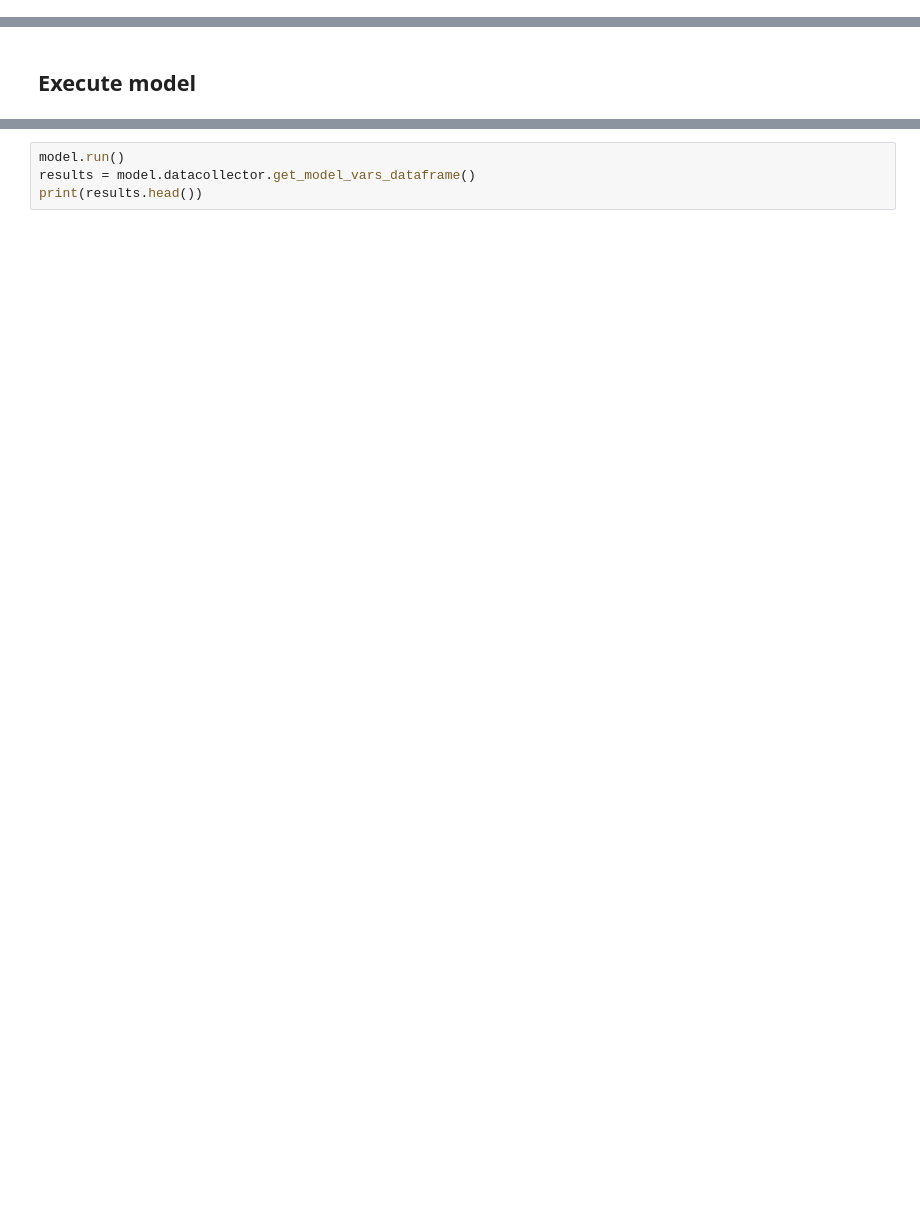
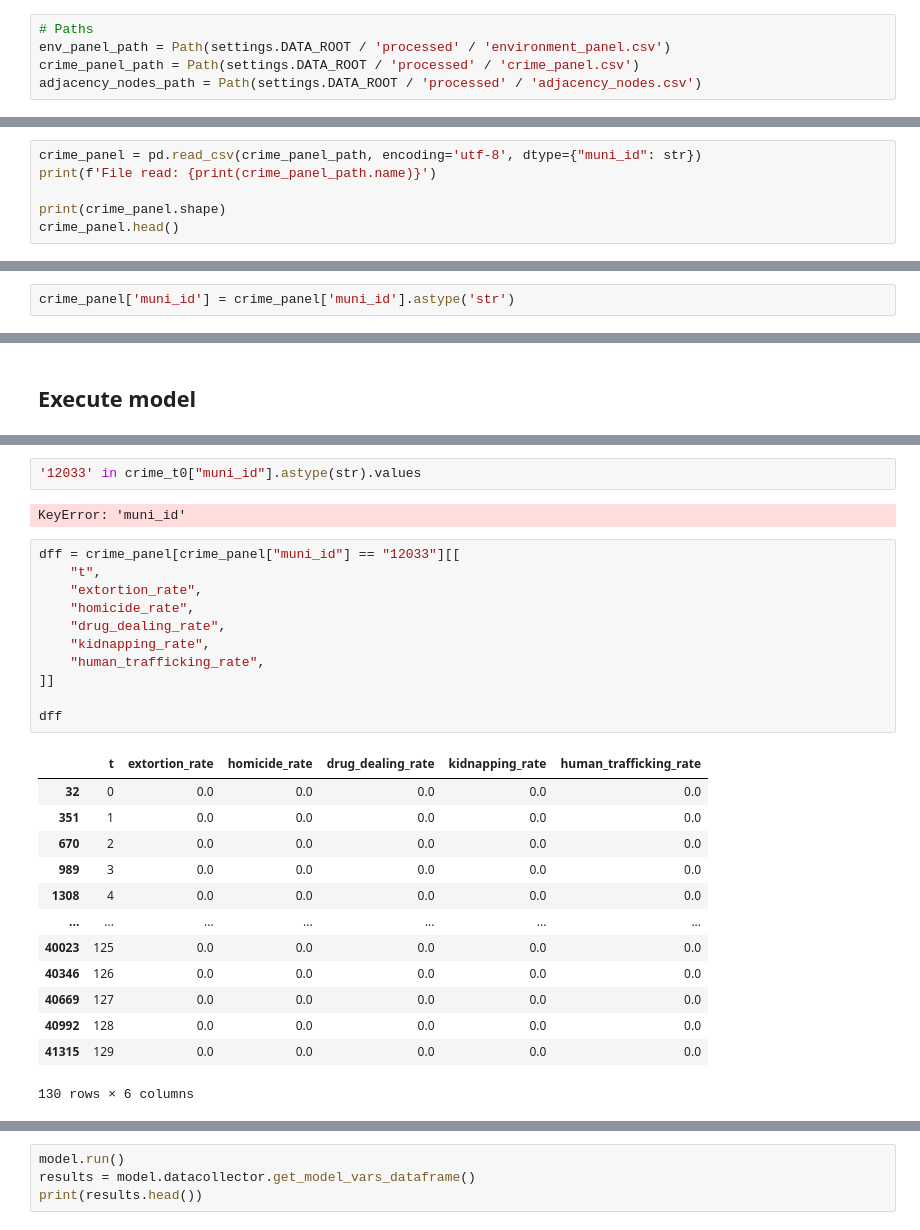
Before and after one commit to shani-alvarez/cgs-shadow-routes, a Jupyter notebook: notebooks/run_model.ipynb, the cells around one changed output, grey strips where cells are left out. Saved outputs shown, nothing was run; the diff lists cells and outputs as text; blank space fills up the shorter version.

```diff
--- a/notebooks/run_model.ipynb
+++ b/notebooks/run_model.ipynb
@@ -52,0 +14,5 @@ model = ShadowRoutesModel(
+# %%
+# Paths
+env_panel_path = Path(settings.DATA_ROOT / 'processed' / 'environment_panel.csv')
+crime_panel_path = Path(settings.DATA_ROOT / 'processed' / 'crime_panel.csv')
+adjacency_nodes_path = Path(settings.DATA_ROOT / 'processed' / 'adjacency_nodes.csv')
@@ -52,0 +55,6 @@ model = ShadowRoutesModel(
+# %%
+crime_panel = pd.read_csv(crime_panel_path, encoding='utf-8', dtype={"muni_id": str})
+print(f'File read: {print(crime_panel_path.name)}')
+
+print(crime_panel.shape)
+crime_panel.head()
@@ -52,0 +87,2 @@ model = ShadowRoutesModel(
+# %%
+crime_panel['muni_id'] = crime_panel['muni_id'].astype('str')
@@ -54,0 +223,29 @@ model = ShadowRoutesModel(
+# %%
+'12033' in crime_t0["muni_id"].astype(str).values
+# %% [output]
+KeyError: 'muni_id'
+# %%
+dff = crime_panel[crime_panel["muni_id"] == "12033"][[
+    "t",
+    "extortion_rate",
+    "homicide_rate",
+    "drug_dealing_rate",
+    "kidnapping_rate",
+    "human_trafficking_rate",
+]]
+
+dff
+# %% [output]
+|  | t | extortion_rate | homicide_rate | drug_dealing_rate | kidnapping_rate | human_trafficking_rate |
+| 32 | 0 | 0.0 | 0.0 | 0.0 | 0.0 | 0.0 |
+| 351 | 1 | 0.0 | 0.0 | 0.0 | 0.0 | 0.0 |
+| 670 | 2 | 0.0 | 0.0 | 0.0 | 0.0 | 0.0 |
+| 989 | 3 | 0.0 | 0.0 | 0.0 | 0.0 | 0.0 |
+| 1308 | 4 | 0.0 | 0.0 | 0.0 | 0.0 | 0.0 |
+| ... | ... | ... | ... | ... | ... | ... |
+| 40023 | 125 | 0.0 | 0.0 | 0.0 | 0.0 | 0.0 |
+| 40346 | 126 | 0.0 | 0.0 | 0.0 | 0.0 | 0.0 |
+| 40669 | 127 | 0.0 | 0.0 | 0.0 | 0.0 | 0.0 |
+| 40992 | 128 | 0.0 | 0.0 | 0.0 | 0.0 | 0.0 |
+| 41315 | 129 | 0.0 | 0.0 | 0.0 | 0.0 | 0.0 |
+130 rows × 6 columns
```
Also changed, not shown: parts of 23 cells of this notebook.
